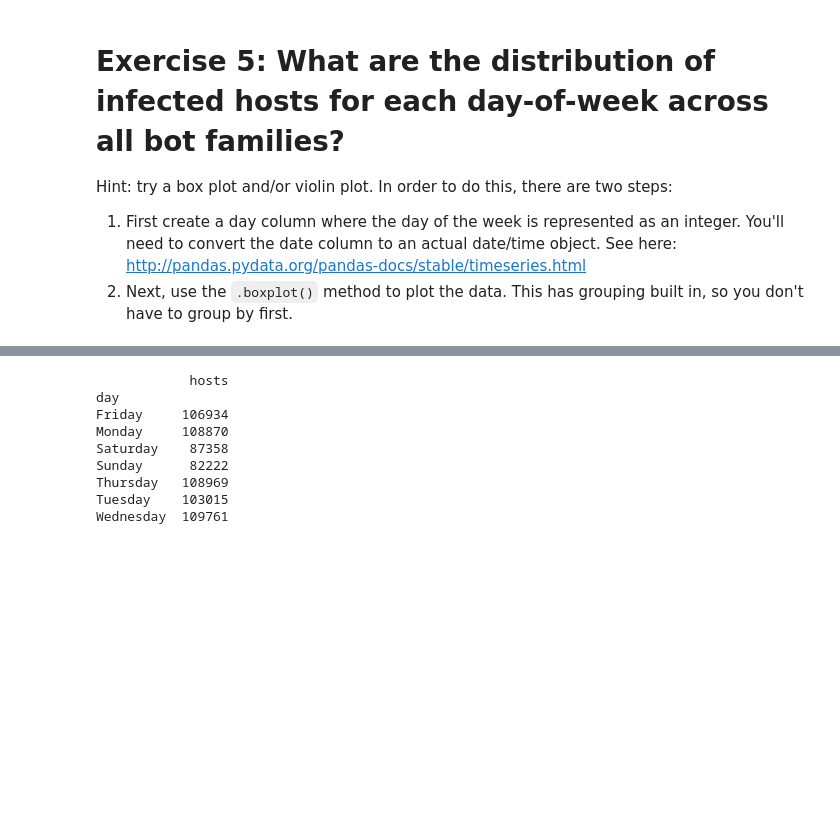
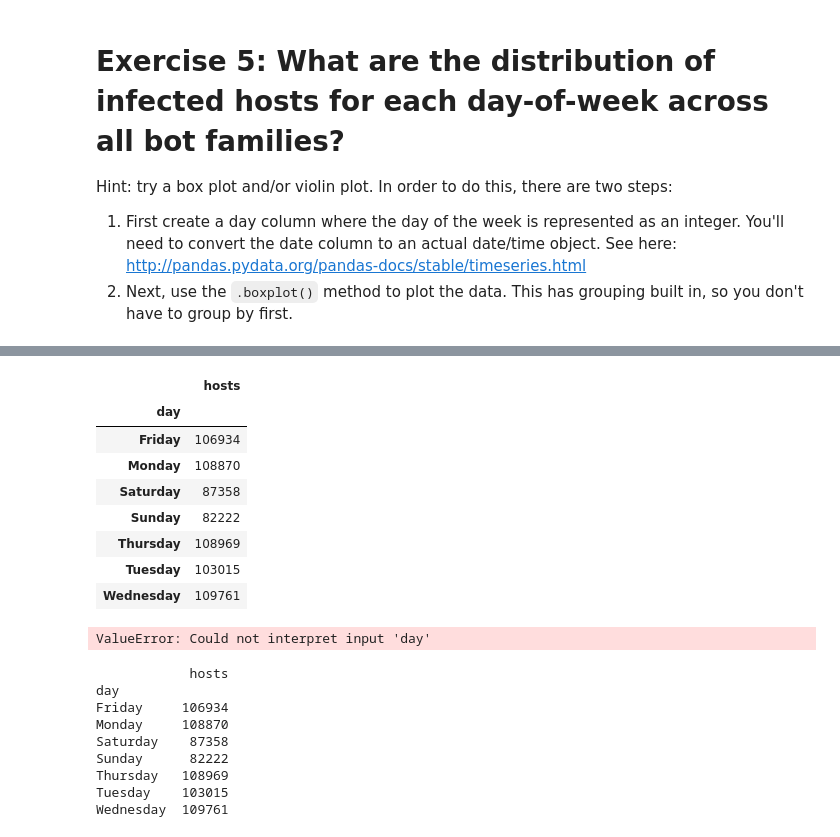
Before and after one commit to cgivre/oreilly-sec-2017, a Jupyter notebook: archive/Notebooks/EDA/EDA Worksheet - Python Version - Answers.ipynb, the cells around one changed output, grey strips where cells are left out. Saved outputs shown, nothing was run; the diff lists cells and outputs as text; code cells hidden in the pictures; blank space fills up the shorter version.

```diff
--- a/archive/Notebooks/EDA/EDA Worksheet - Python Version - Answers.ipynb
+++ b/archive/Notebooks/EDA/EDA Worksheet - Python Version - Answers.ipynb
@@ -127,3 +143,20 @@ data[['hosts', 'day']].boxplot( by='day')
+# %%
+grouped_day_data = day_data.groupby('day').sum()
+grouped_day_data
+# %% [output]
+|  | hosts |
+| day |  |
+| Friday | 106934 |
+| Monday | 108870 |
+| Saturday | 87358 |
+| Sunday | 82222 |
+| Thursday | 108969 |
+| Tuesday | 103015 |
+| Wednesday | 109761 |
+# %%
+sns.boxplot( data=grouped_day_data, x="day",y="hosts")
+# %% [output]
+ValueError: Could not interpret input 'day'
 # %%
 grouped = data[['hosts', 'day']].groupby('day')
 print( grouped.sum() )
```
Also changed, not shown: parts of 5 cells of this notebook, 4 other files.
